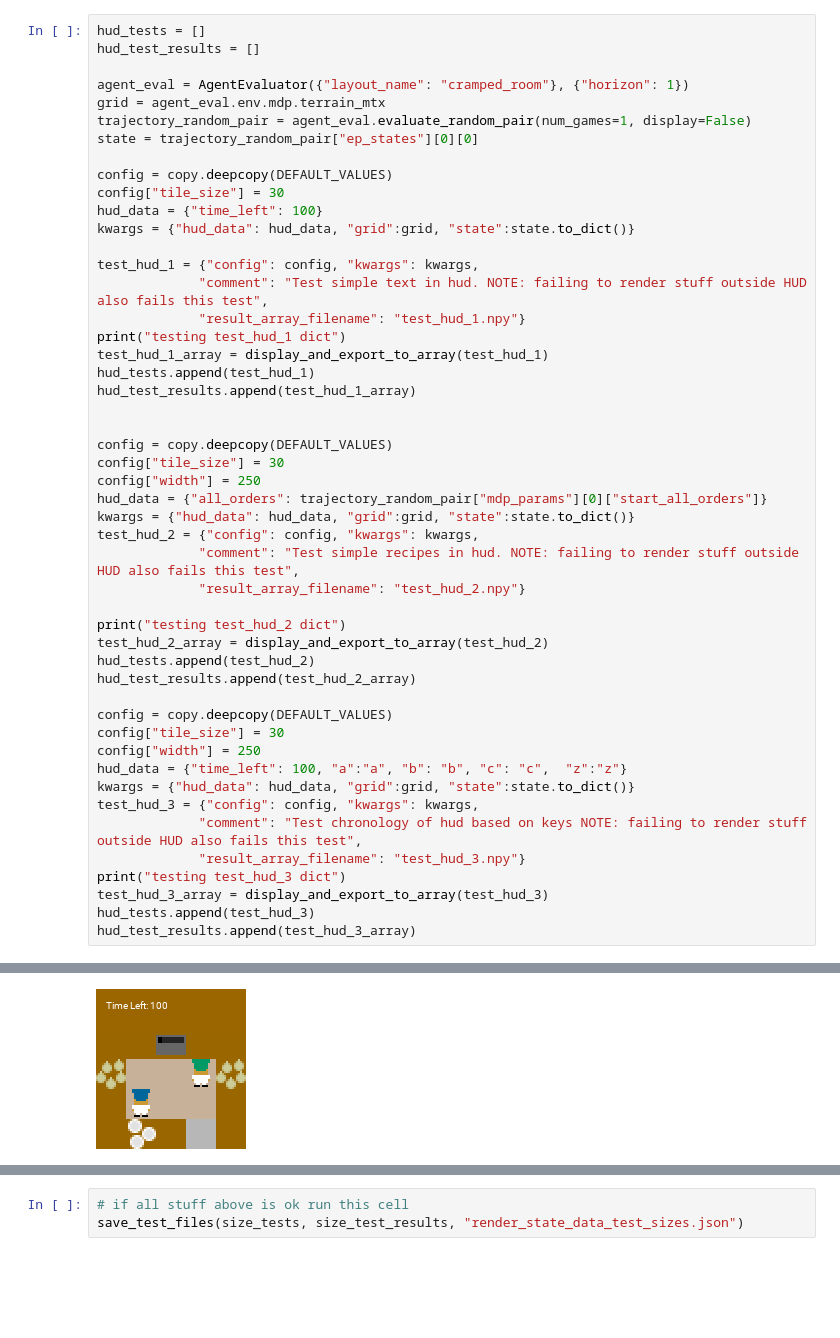
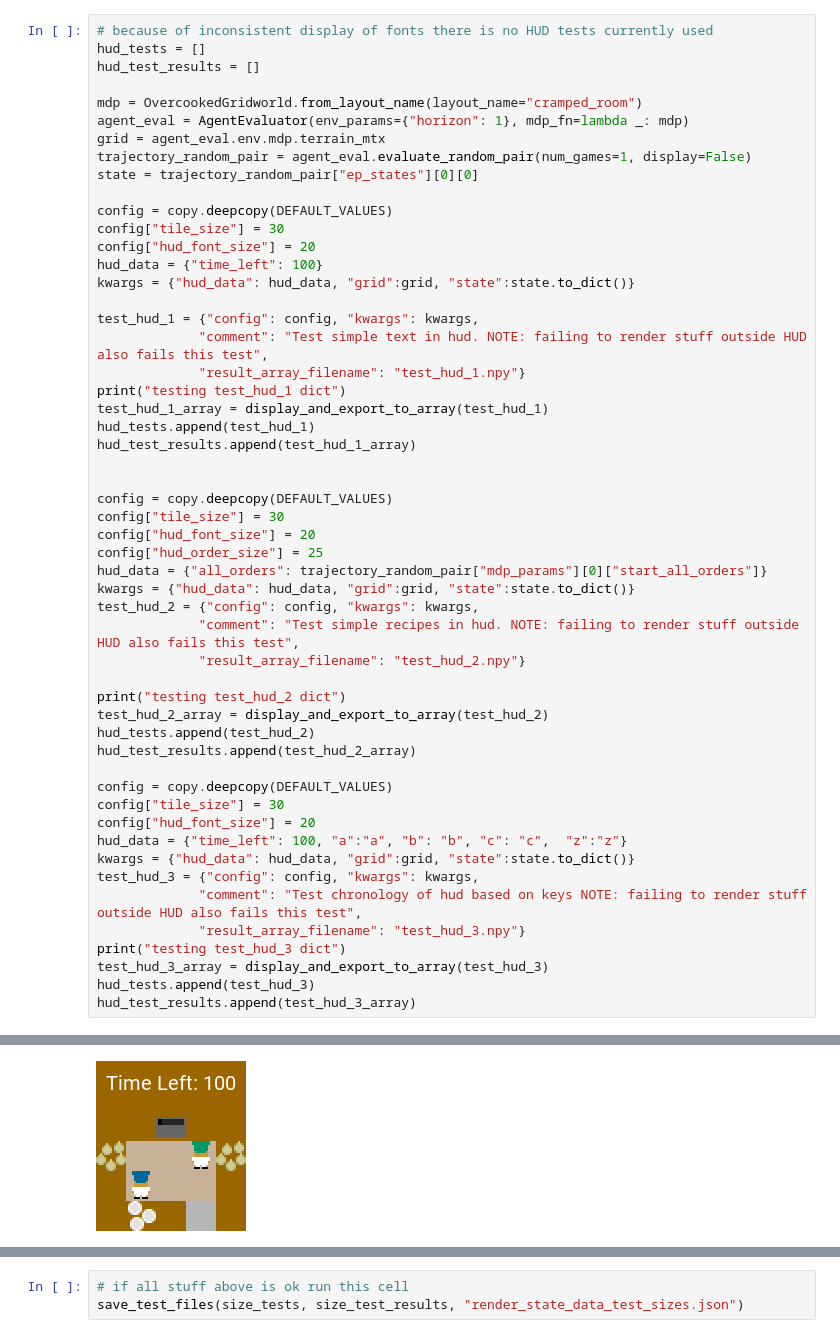
Before and after one commit to HumanCompatibleAI/overcooked_ai, a Jupyter notebook: src/overcooked_ai_py/data/testing/test_state_visualizer/Create_state_visualizer_tests.ipynb, the cells around one changed output, grey strips where cells are left out. Cells and saved outputs as stored; diff of their text form; blank space fills up the shorter version.

Commit message:
reload test generating notebok

```diff
--- a/src/overcooked_ai_py/data/testing/test_state_visualizer/Create_state_visualizer_tests.ipynb
+++ b/src/overcooked_ai_py/data/testing/test_state_visualizer/Create_state_visualizer_tests.ipynb
@@ -73,16 +74,19 @@ DEFAULT_VALUES = {
 pygame 1.9.6
 Hello from the pygame community. https://www.pygame.org/contribute.html
 # %%
+# because of inconsistent display of fonts there is no HUD tests currently used
 hud_tests = []
 hud_test_results = []
 
-agent_eval = AgentEvaluator({"layout_name": "cramped_room"}, {"horizon": 1})
+mdp = OvercookedGridworld.from_layout_name(layout_name="cramped_room")
+agent_eval = AgentEvaluator(env_params={"horizon": 1}, mdp_fn=lambda _: mdp)
 grid = agent_eval.env.mdp.terrain_mtx
 trajectory_random_pair = agent_eval.evaluate_random_pair(num_games=1, display=False)
 state = trajectory_random_pair["ep_states"][0][0]
 
 config = copy.deepcopy(DEFAULT_VALUES)
 config["tile_size"] = 30
+config["hud_font_size"] = 20
 hud_data = {"time_left": 100}
 kwargs = {"hud_data": hud_data, "grid":grid, "state":state.to_dict()}
 
@@ -97,7 +101,8 @@ hud_test_results.append(test_hud_1_array)
 
 config = copy.deepcopy(DEFAULT_VALUES)
 config["tile_size"] = 30
-config["width"] = 250
+config["hud_font_size"] = 20
+config["hud_order_size"] = 25
 hud_data = {"all_orders": trajectory_random_pair["mdp_params"][0]["start_all_orders"]}
 kwargs = {"hud_data": hud_data, "grid":grid, "state":state.to_dict()}
 test_hud_2 = {"config": config, "kwargs": kwargs,
@@ -111,7 +116,7 @@ hud_test_results.append(test_hud_2_array)
 
 config = copy.deepcopy(DEFAULT_VALUES)
 config["tile_size"] = 30
-config["width"] = 250
+config["hud_font_size"] = 20
 hud_data = {"time_left": 100, "a":"a", "b": "b", "c": "c",  "z":"z"}
 kwargs = {"hud_data": hud_data, "grid":grid, "state":state.to_dict()}
 test_hud_3 = {"config": config, "kwargs": kwargs,
@@ -125,5 +131,5 @@ hud_test_results.append(test_hud_3_array)
 testing test_hud_1 dict
 check if image is okay
-[figure, old version]
+[figure, new version]
 testing test_hud_2 dict
 check if image is okay
```
Also changed, not shown: parts of 6 cells of this notebook, 20 other files.
